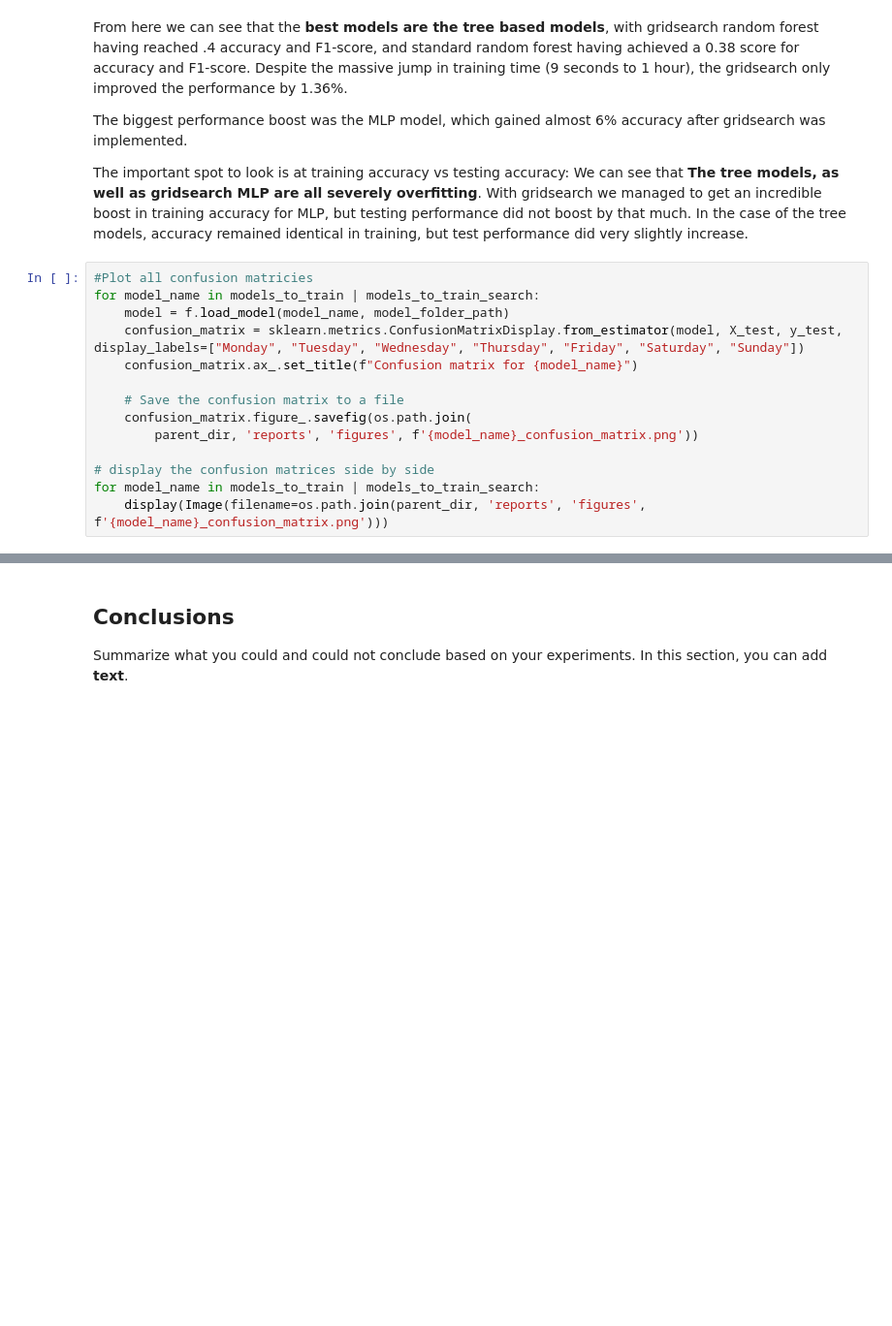
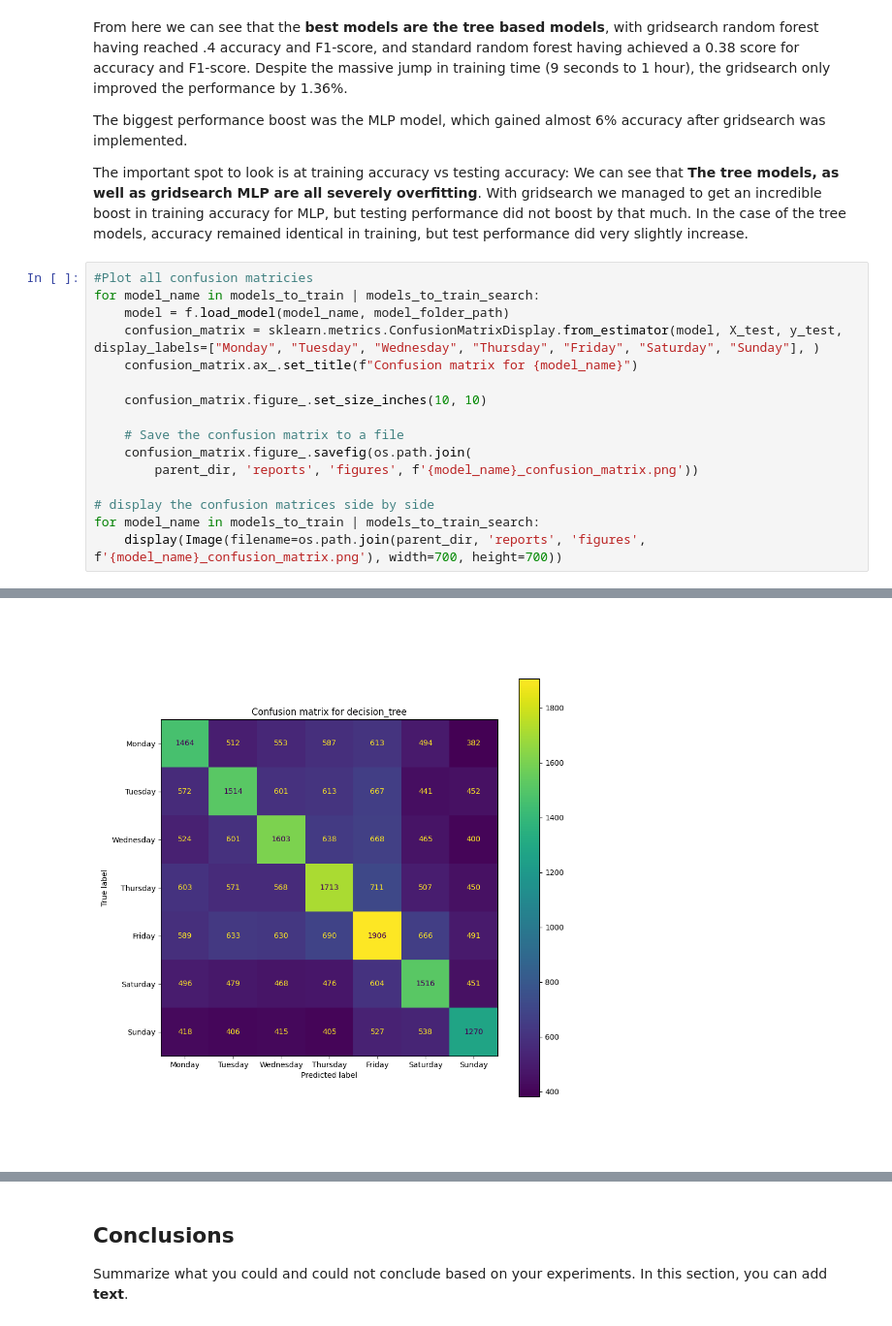
Before and after one commit to btakli/COMP432-Project, a Jupyter notebook: B_Takli_40124336_COMP432_Project.ipynb, the cells around one changed output, grey strips where cells are left out. Shown at 97% size. Drawn from its saved outputs; the diff is of its cells as text; blank space fills up the shorter version.

```diff
--- a/B_Takli_40124336_COMP432_Project.ipynb
+++ b/B_Takli_40124336_COMP432_Project.ipynb
@@ -385,8 +402,10 @@ The important spot to look is at training accuracy vs testing accuracy: We can s
 #Plot all confusion matricies
 for model_name in models_to_train | models_to_train_search:
     model = f.load_model(model_name, model_folder_path)
-    confusion_matrix = sklearn.metrics.ConfusionMatrixDisplay.from_estimator(model, X_test, y_test, display_labels=["Monday", "Tuesday", "Wednesday", "Thursday", "Friday", "Saturday", "Sunday"])
+    confusion_matrix = sklearn.metrics.ConfusionMatrixDisplay.from_estimator(model, X_test, y_test, display_labels=["Monday", "Tuesday", "Wednesday", "Thursday", "Friday", "Saturday", "Sunday"], )
     confusion_matrix.ax_.set_title(f"Confusion matrix for {model_name}")
+
+    confusion_matrix.figure_.set_size_inches(10, 10)
 
     # Save the confusion matrix to a file
     confusion_matrix.figure_.savefig(os.path.join(
@@ -394,5 +413,5 @@ for model_name in models_to_train | models_to_train_search:
 
 # display the confusion matrices side by side
 for model_name in models_to_train | models_to_train_search:
-    display(Image(filename=os.path.join(parent_dir, 'reports', 'figures', f'{model_name}_confusion_matrix.png')))
+    display(Image(filename=os.path.join(parent_dir, 'reports', 'figures', f'{model_name}_confusion_matrix.png'), width=700, height=700))
 # %% [output]
@@ -399,0 +426 @@ ValueError: The number of FixedLocator locations (7), usually from a call to set
+[figure, added]
```
Also changed, not shown: parts of 17 cells of this notebook, 4 other files.
